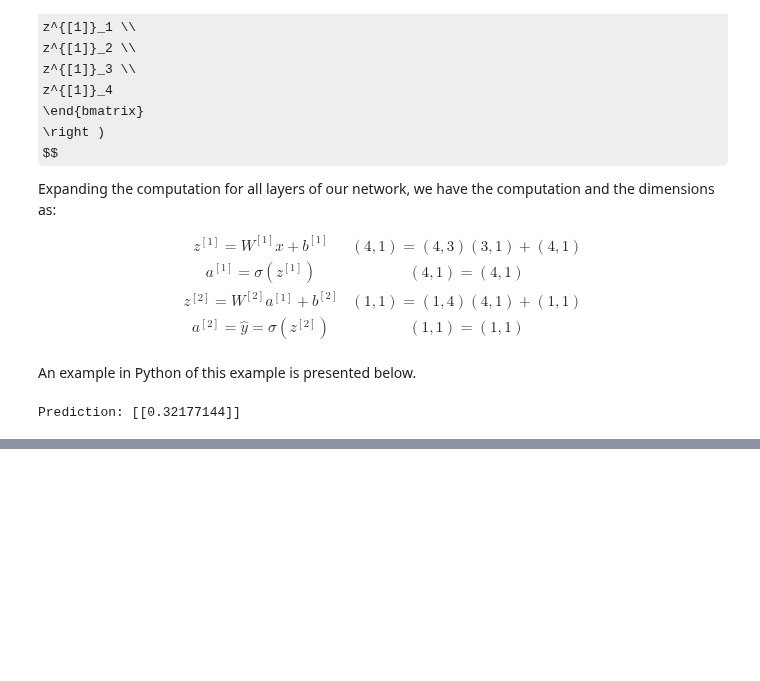
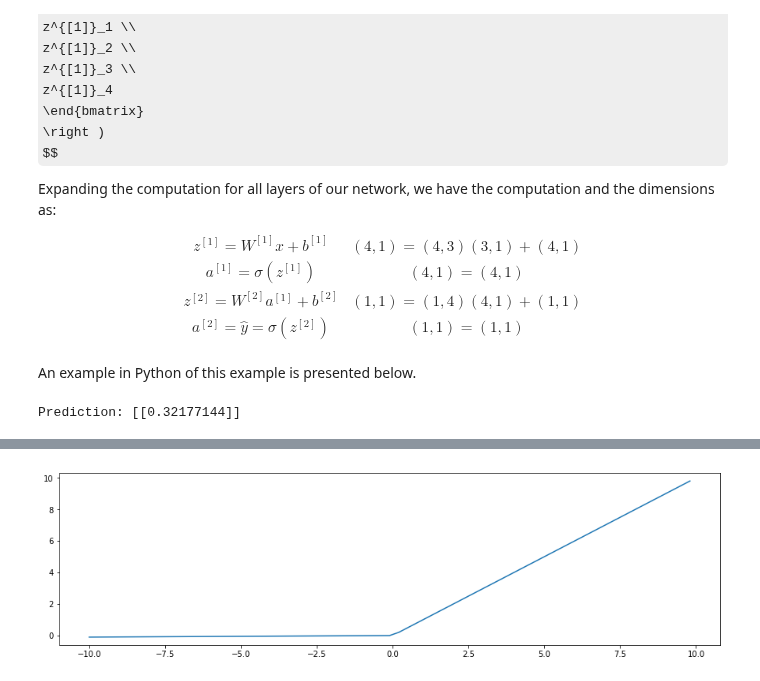
Before and after one commit to rogergranada/MOOCs, a Jupyter notebook: Coursera/Deeplearning.ai/Neural Networks and Deep Learning/Week 3/Neural Networks - Vectorizing through all examples.ipynb, the cells around one changed output, grey strips where cells are left out. Cells and saved outputs as stored; diff of their text form; code cells hidden in the pictures; some formulas as TeX source; blank space fills up the shorter version.

```diff
--- a/Coursera/Deeplearning.ai/Neural Networks and Deep Learning/Week 3/Neural Networks - Vectorizing through all examples.ipynb
+++ b/Coursera/Deeplearning.ai/Neural Networks and Deep Learning/Week 3/Neural Networks - Vectorizing through all examples.ipynb
@@ -169,0 +348,13 @@ Prediction: [[0.32177144]]
+# %%
+plt.figure(figsize=(15,4))
+
+def leaky_relu(z):
+    return np.maximum(0.01*z, z)
+
+x = np.arange(-10, 10, 0.3)
+y = leaky_relu(x)
+
+plt.plot(x, y)
+plt.show()
+# %% [output]
+[figure, added]
```
Also changed, not shown: parts of 25 cells of this notebook.
